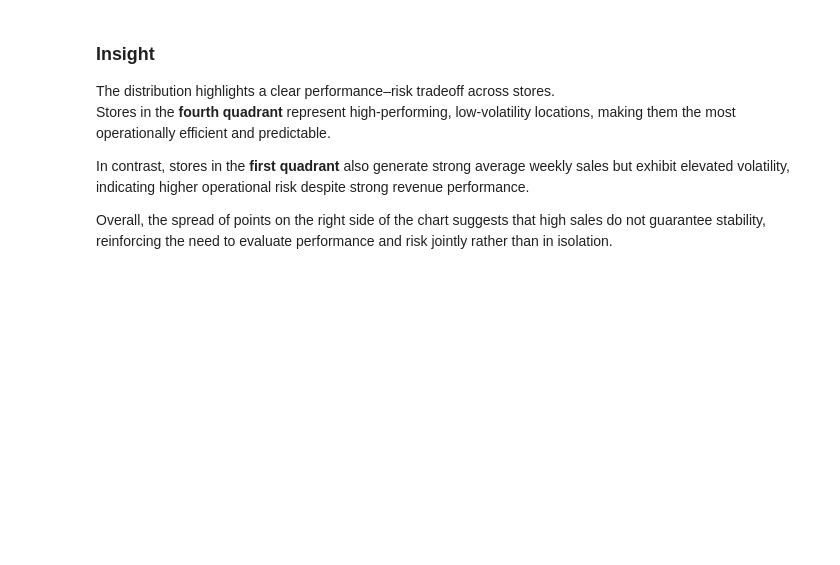
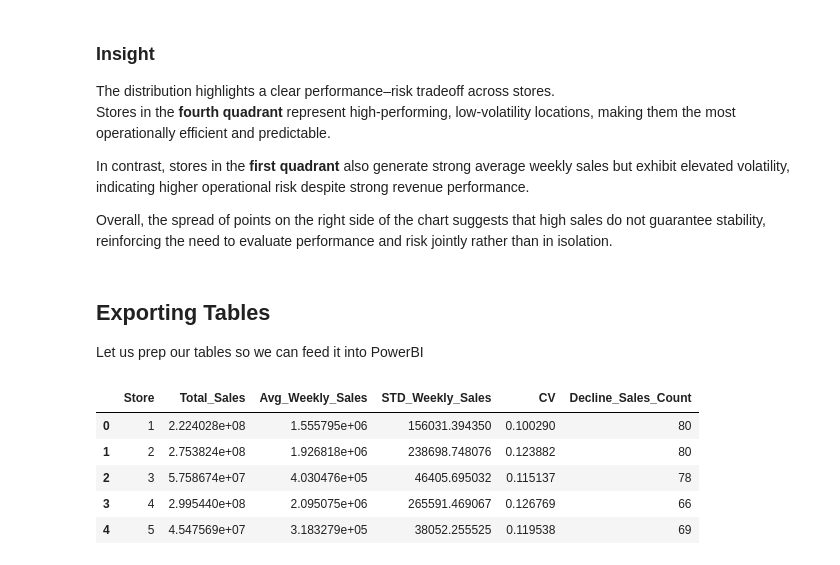
Before and after one commit to DavidO1621/Walmart-kpi-project, a Jupyter notebook: notebooks/03_Volatility&Risk.ipynb, the cells around one changed output. Cells and saved outputs as stored; diff of their text form; code cells hidden in the pictures; blank space fills up the shorter version.

Commit message:
started dashboard phase and just combined the results of the volatility phase into a csv file

```diff
--- a/notebooks/03_Volatility&Risk.ipynb
+++ b/notebooks/03_Volatility&Risk.ipynb
@@ -76,7 +76,7 @@ __Downside Risk__: Percentage of weeks where week-over-week sales growth is nega
 
 This captures risk exposure, not just volatility magnitude
 # %%
-pd.read_sql("""
+decline_df =pd.read_sql("""
 WITH weekly_store_sales AS (
 SELECT
     DATE(Date) AS Date,
@@ -114,9 +114,10 @@ FROM wow_percent_change
 WHERE WoW_Change <0
 GROUP BY Store
 ORDER BY Decline_Sales_Count DESC
-LIMIT 10
+
 """,
 conn)
+decline_df.head(10)
 # %% [output]
 |  | Store | Decline_Sales_Count |
 | 0 | 28 | 86 |
@@ -205,3 +206,36 @@ Stores in the **fourth quadrant** represent high-performing, low-volatility loca
 In contrast, stores in the **first quadrant** also generate strong average weekly sales but exhibit elevated volatility, indicating higher operational risk despite strong revenue performance.
 
 Overall, the spread of points on the right side of the chart suggests that high sales do not guarantee stability, reinforcing the need to evaluate performance and risk jointly rather than in isolation.
+# %% [markdown]
+## Exporting Tables
+
+Let us prep our tables so we can feed it into PowerBI
+# %%
+total_sales =(
+    df
+    .groupby('Store')['Weekly_Sales']
+    .sum()
+    .reset_index(name ='Total_Sales')
+)
+#adding the kpi3 and total_sales table
+store_summary = (
+    kpi3
+    .reset_index()
+    .merge(total_sales, on ='Store', how ='left')
+)
+#adding the decline sales df
+store_summary =(
+    store_summary
+    .merge(decline_df, on ='Store', how ='left')
+)
+store_summary
+
+store_summary = store_summary[['Store','Total_Sales','Avg_Weekly_Sales','STD_Weekly_Sales','CV', 'Decline_Sales_Count']]
+store_summary.head()
+# %% [output]
+|  | Store | Total_Sales | Avg_Weekly_Sales | STD_Weekly_Sales | CV | Decline_Sales_Count |
+| 0 | 1 | 2.224028e+08 | 1.555795e+06 | 156031.394350 | 0.100290 | 80 |
+| 1 | 2 | 2.753824e+08 | 1.926818e+06 | 238698.748076 | 0.123882 | 80 |
+| 2 | 3 | 5.758674e+07 | 4.030476e+05 | 46405.695032 | 0.115137 | 78 |
+| 3 | 4 | 2.995440e+08 | 2.095075e+06 | 265591.469067 | 0.126769 | 66 |
+| 4 | 5 | 4.547569e+07 | 3.183279e+05 | 38052.255525 | 0.119538 | 69 |
```
Also changed, not shown: parts of 1 cell of this notebook, 1 other file.
